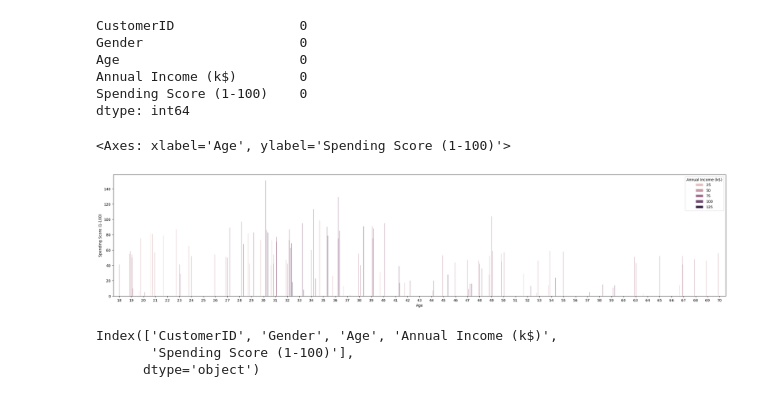
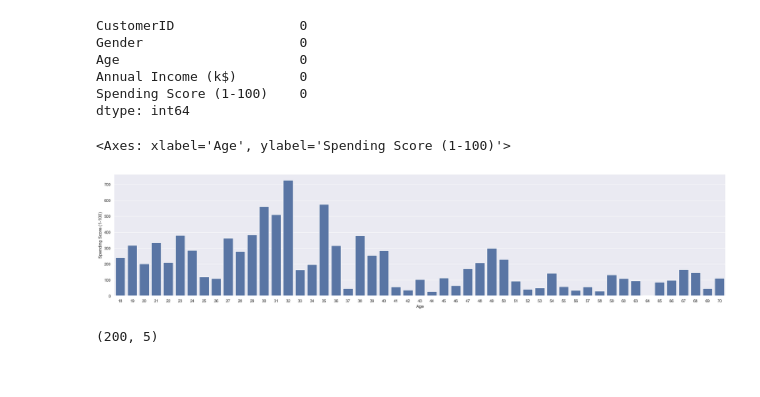
Before and after one commit to Pratik881/ML, a Jupyter notebook: K_means/k_means.ipynb, the cells around one changed output. Drawn from its saved outputs; the diff is of its cells as text; code cells hidden in the pictures.

Commit message:
customer clustering

```diff
--- a/K_means/k_means.ipynb
+++ b/K_means/k_means.ipynb
@@ -57,15 +57,13 @@ Annual Income (k$)        0
 Spending Score (1-100)    0
 dtype: int64
 # %%
-age_spend = data.groupby(['Age','Annual Income (k$)'],as_index=False)['Spending Score (1-100)'].sum().sort_values(by='Spending Score (1-100)',ascending=False)
+age_spend = data.groupby(['Age'],as_index=False)['Spending Score (1-100)'].sum().sort_values(by='Spending Score (1-100)',ascending=False)
 plt.figure(figsize=(30, 6))
-sns.barplot(x='Age', y='Spending Score (1-100)', data=age_spend, hue='Annual Income (k$)')
+sns.barplot(x='Age', y='Spending Score (1-100)', data=age_spend)
 # %% [output]
 <Axes: xlabel='Age', ylabel='Spending Score (1-100)'>
-[figure, old version]
+[figure, new version]
 # %%
-data.columns
+data.shape
 # %% [output]
-Index(['CustomerID', 'Gender', 'Age', 'Annual Income (k$)',
-       'Spending Score (1-100)'],
-      dtype='object')
+(200, 5)
```
Also changed, not shown: parts of 11 cells of this notebook.
